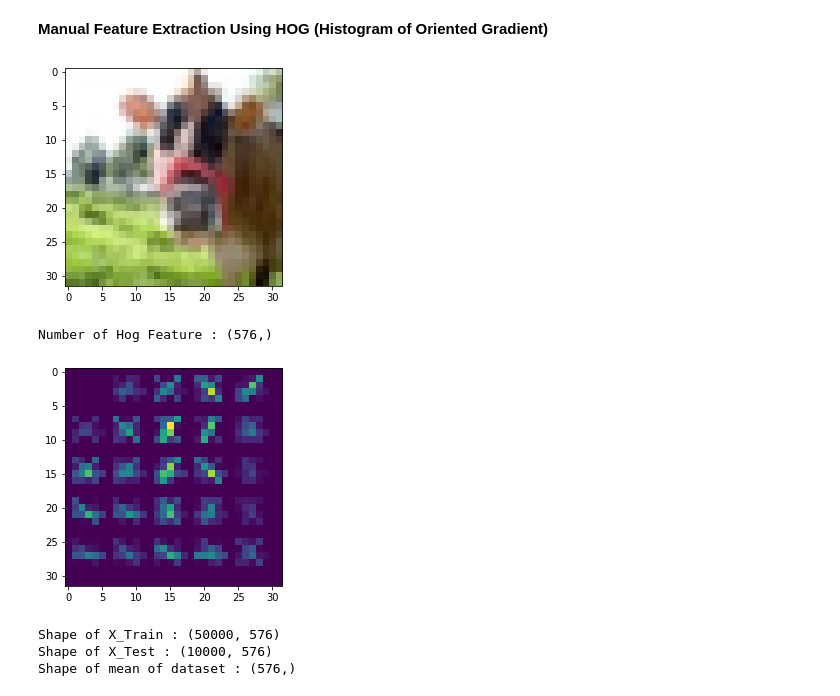
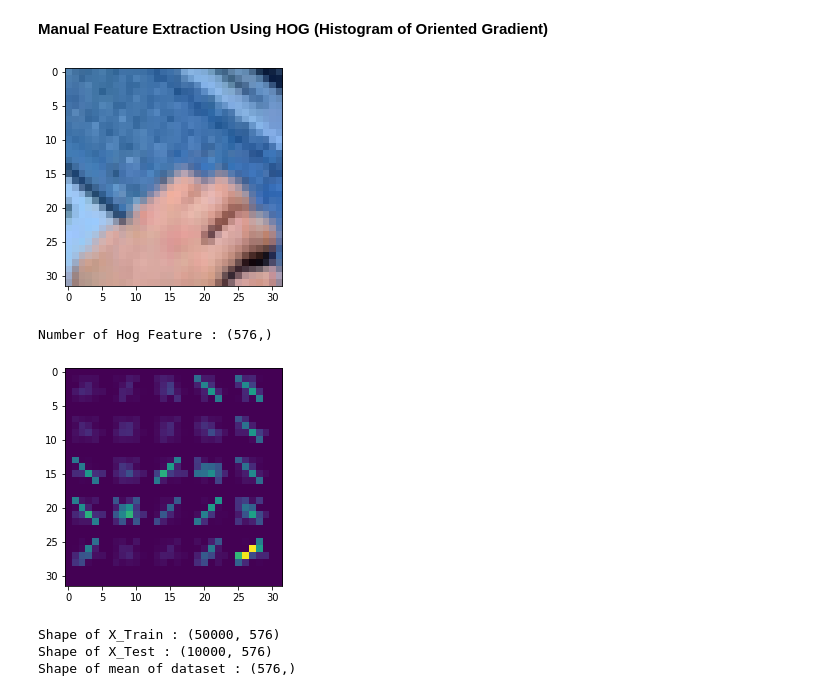
Before and after one commit to deshanchathusanka/machine-learning-algorithms, a Jupyter notebook: Coursework.ipynb, the cells around one changed output. Cells and saved outputs as stored; diff of their text form; code cells hidden in the pictures.

```diff
--- a/Coursework.ipynb
+++ b/Coursework.ipynb
@@ -94,36 +103,38 @@ Coarse Label : large omnivores and herbivores
 # %%
 NO_TRAIN_SAMPLE = 50000
 NO_TEST_SAMPLE = 10000
 NO_OF_FEATURE = 576
+NO_OF_FINE_CATEGORIES = 100
+NO_OF_COARSE_CATEGORIES = 100
 
 ########################### manually extract features of images and store in a file ###############################
-image = images[:, :, :, 0]
+image = images[:, :, :, 10]
 plt.figure()
 plt.imshow(image)
 plt.show()
 hog_feature, hog_image = skimage.feature.hog(image, pixels_per_cell=[6,6], cells_per_block=[2,2], visualize=True)
 print(f'Number of Hog Feature : {hog_feature.shape}')
 plt.figure()
 plt.imshow(hog_image)
 plt.show()
 
 # x_train = np.empty(shape = (NO_TRAIN_SAMPLE, NO_OF_FEATURE))
 # for index in range(0, NO_TRAIN_SAMPLE): # Training images
 #   image = images[:, :, :, index]
 #   hog_feature = skimage.feature.hog(image, pixels_per_cell=[6,6], cells_per_block=[2,2], visualize=False)
 #   x_train[index] = hog_feature
 # np.save(file = 'x_train.py', arr = x_train)
 
 # x_test = np.empty(shape = (NO_TEST_SAMPLE, NO_OF_FEATURE))
 # for index in range(0, NO_TEST_SAMPLE): # Testing images
 #   image = images_test[:, :, :, index]
 #   hog_feature = skimage.feature.hog(image, pixels_per_cell=[6,6], cells_per_block=[2,2], visualize=False)
 #   x_test[index] = hog_feature
 # np.save(file = 'x_test.py', arr = x_test)
 # %% [output]
-[figure, old version]
+[figure, new version]
 Number of Hog Feature : (576,)
-[figure, old version]
+[figure, new version]
 # %%
 ############### load feature extracted training and testing dataset ##############
 x_train = np.load('./x_train.npy')
```
Also changed, not shown: parts of 13 cells of this notebook.
